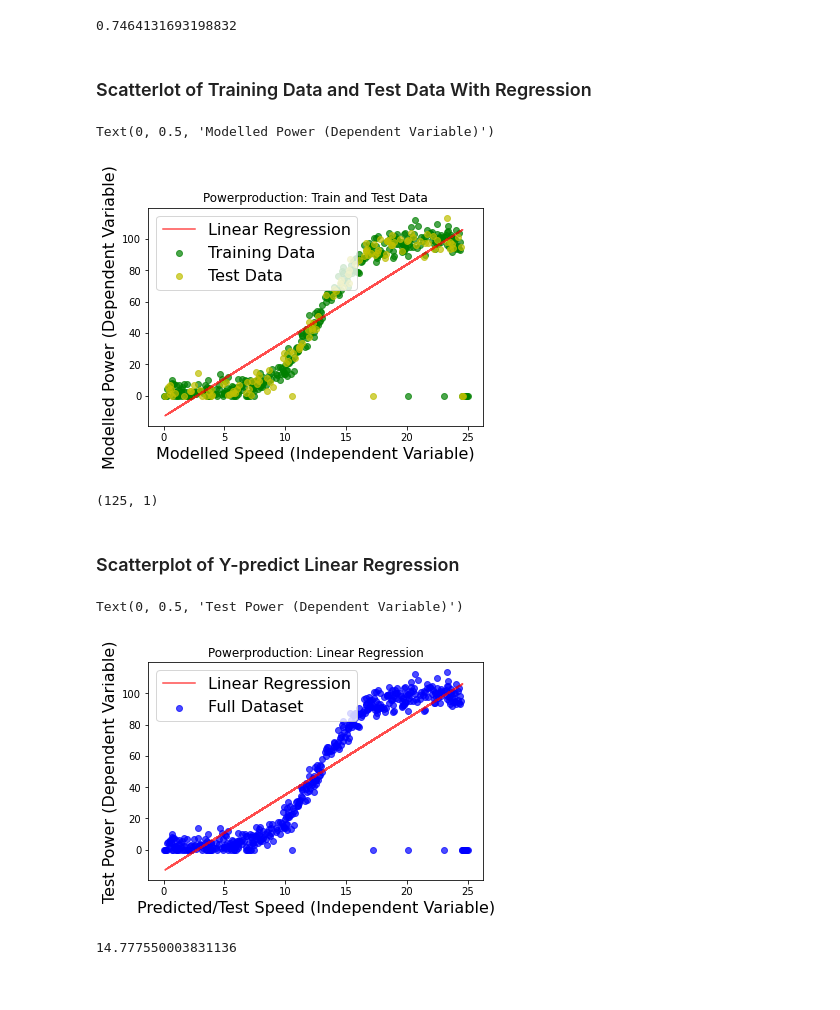
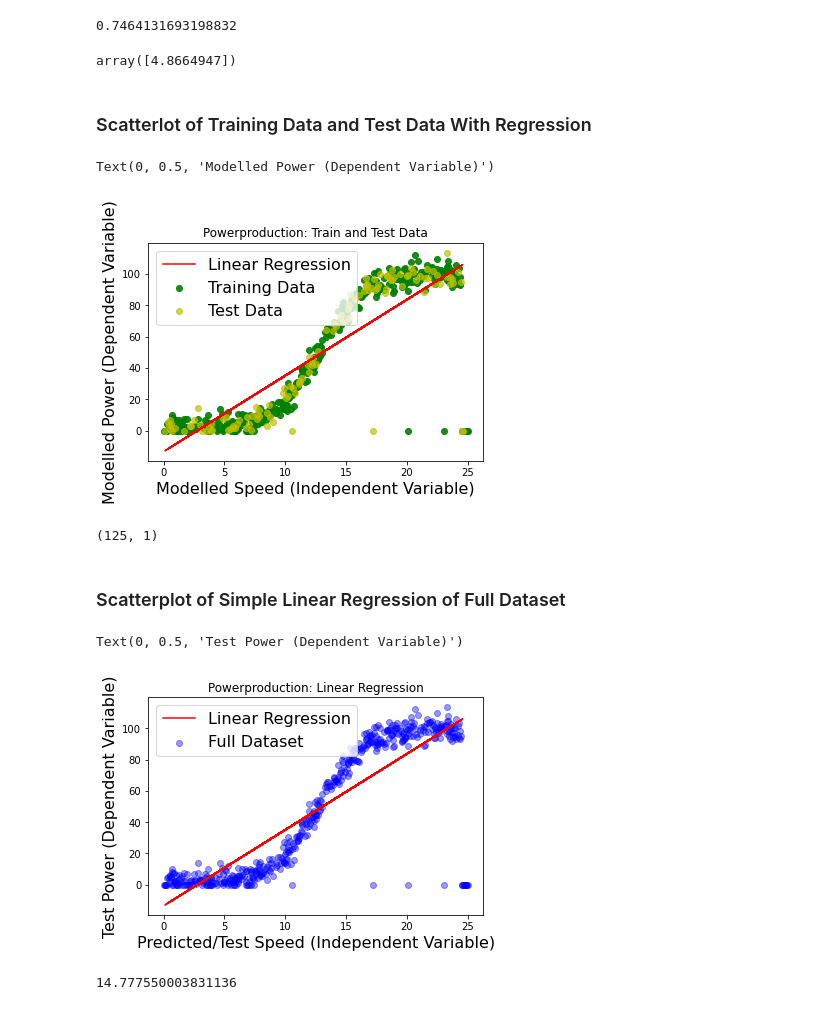
Before and after one commit to PJFinnerty/Project-2020-52446, a Jupyter notebook: Project-2020-PeterFinnerty.ipynb, the cells around one changed output. Drawn from its saved outputs; the diff is of its cells as text; code cells hidden in the pictures.

```diff
--- a/Project-2020-PeterFinnerty.ipynb
+++ b/Project-2020-PeterFinnerty.ipynb
@@ -447,14 +447,17 @@ model.score(x_train, y_train)
 model.score(x_test, y_test)
 # %% [output]
 0.7464131693198832
+# %%
+model.coef_
+# %% [output]
+array([4.8664947])
 # %% [markdown]
 ### Scatterlot of Training Data and Test Data With Regression
 # %%
-plt.plot(x_test, y_predict, color='r', label="Linear Regression",
-        alpha=.7)
+plt.plot(x_test, y_predict, color='r', label="Linear Regression")
 
 plt.scatter(x_train, y_train, label="Training Data", color='g',
-            alpha=.7)
+            alpha=.9)
 plt.scatter(x_test, y_test, label="Test Data", color='y', alpha=.7)
 plt.legend()
 plt.title("Powerproduction: Train and Test Data")
@@ -462,28 +465,27 @@ plt.xlabel("Modelled Speed (Independent Variable)")
 plt.ylabel("Modelled Power (Dependent Variable)")
 # %% [output]
 Text(0, 0.5, 'Modelled Power (Dependent Variable)')
-[figure, old version]
+[figure, new version]
 # %%
 x_test.shape
 # %% [output]
 (125, 1)
 # %% [markdown]
-### Scatterplot of Y-predict Linear Regression
+### Scatterplot of Simple Linear Regression of Full Dataset
 # %%
-plt.plot(x_test, y_predict, color='r', label="Linear Regression",
-        alpha=.7)
+plt.plot(x_test, y_predict, color='r', label="Linear Regression")
 
 # Create a scatterplot graphing predictions against true data
 plt.scatter(x, y, color='b', label="Full Dataset",
-        alpha=.7)
+        alpha=.4)
 
 plt.legend()
 plt.title("Powerproduction: Linear Regression")
 plt.xlabel("Predicted/Test Speed (Independent Variable)")
 plt.ylabel("Test Power (Dependent Variable)")
 # %% [output]
 Text(0, 0.5, 'Test Power (Dependent Variable)')
-[figure, old version]
+[figure, new version]
 # %%
 MAE = mean_absolute_error(y_test, y_predict)
 MAE
```
Also changed, not shown: parts of 21 cells of this notebook, 1 other file.
